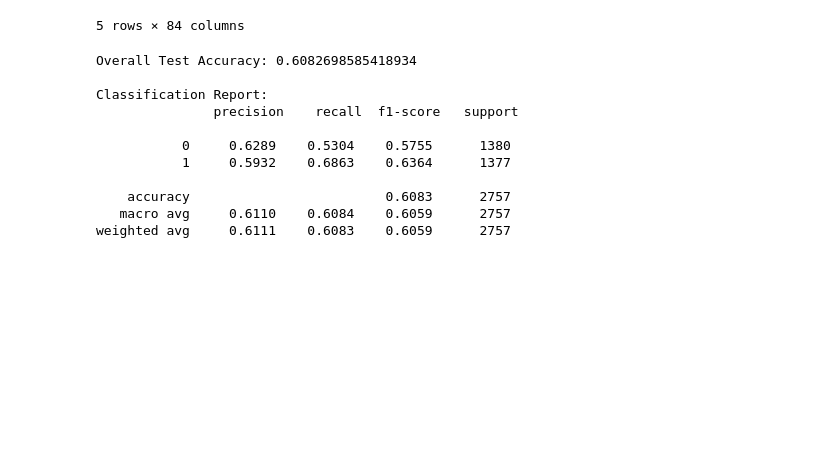
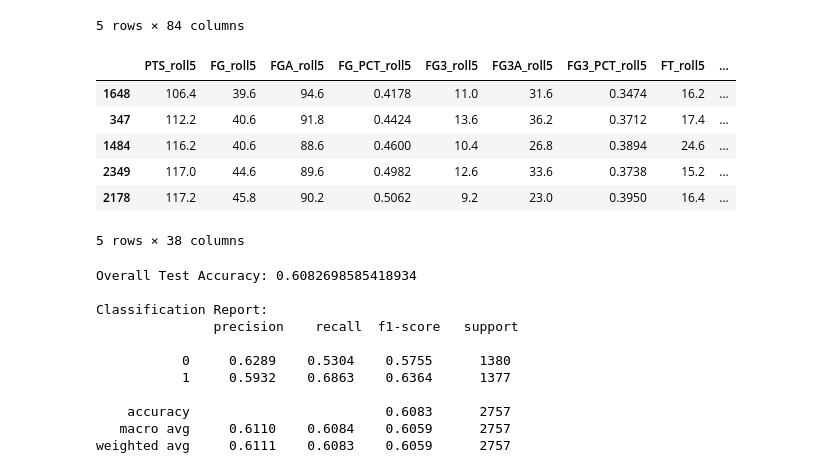
Before and after one commit to fdac25/nba, a Jupyter notebook: ml_models/model.ipynb, the cells around one changed output. Saved outputs shown, nothing was run; the diff lists cells and outputs as text; code cells hidden in the pictures; blank space fills up the shorter version.

```diff
--- a/ml_models/model.ipynb
+++ b/ml_models/model.ipynb
@@ -138,28 +139,38 @@ df_model.head()
 # %%
 def season_time_split(frame: pd.DataFrame, frac_train=0.8):
     f = frame.sort_values("DATE")
     n = len(f)
     n_tr = int(np.floor(frac_train * n))
     return f.index[:n_tr], f.index[n_tr:]
 
 # Build train and test indices across seasons
 train_idx_list, test_idx_list = [], []
 for season, sdf in df_model.groupby("SEASON"):
     tr_idx, te_idx = season_time_split(sdf, 0.8)
     train_idx_list.append(tr_idx)
     test_idx_list.append(te_idx)
 
 train_idx = np.concatenate([idx.values if hasattr(idx, "values") else idx for idx in train_idx_list])
 test_idx  = np.concatenate([idx.values if hasattr(idx, "values") else idx for idx in test_idx_list])
 
 target = "WIN"
 feature_cols = [f"{c}_roll{ROLL_WINDOW}" for c in roll_cols] + ["IS_HOME", "elo_diff"]
 feature_cols = [c for c in feature_cols if c in df_model.columns]
 
-X_train = df_model.loc[train_idx, feature_cols].values
+X_train = df_model.loc[train_idx, feature_cols]
 y_train = df_model.loc[train_idx, target].values
-X_test  = df_model.loc[test_idx,  feature_cols].values
+X_test  = df_model.loc[test_idx,  feature_cols]
 y_test  = df_model.loc[test_idx,  target].values
+
+display(df_model.loc[train_idx, feature_cols].head())
+# %% [output]
+|  | PTS_roll5 | FG_roll5 | FGA_roll5 | FG_PCT_roll5 | FG3_roll5 | FG3A_roll5 | FG3_PCT_roll5 | FT_roll5 | ... |
+| 1648 | 106.4 | 39.6 | 94.6 | 0.4178 | 11.0 | 31.6 | 0.3474 | 16.2 | ... |
+| 347 | 112.2 | 40.6 | 91.8 | 0.4424 | 13.6 | 36.2 | 0.3712 | 17.4 | ... |
+| 1484 | 116.2 | 40.6 | 88.6 | 0.4600 | 10.4 | 26.8 | 0.3894 | 24.6 | ... |
+| 2349 | 117.0 | 44.6 | 89.6 | 0.4982 | 12.6 | 33.6 | 0.3738 | 15.2 | ... |
+| 2178 | 117.2 | 45.8 | 90.2 | 0.5062 | 9.2 | 23.0 | 0.3950 | 16.4 | ... |
+5 rows × 38 columns
 # %%
 # GBN
 clf = GaussianNB()
```
Also changed, not shown: parts of 3 cells of this notebook, 3 other files.
